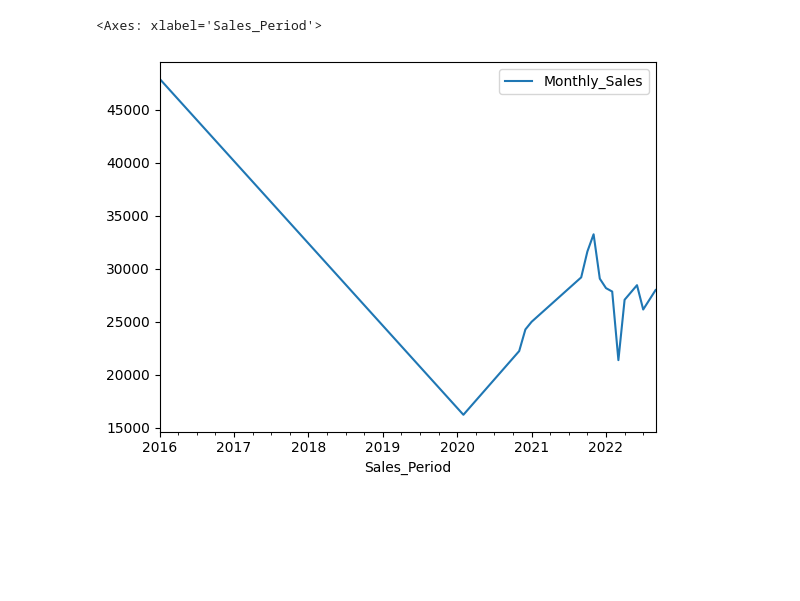
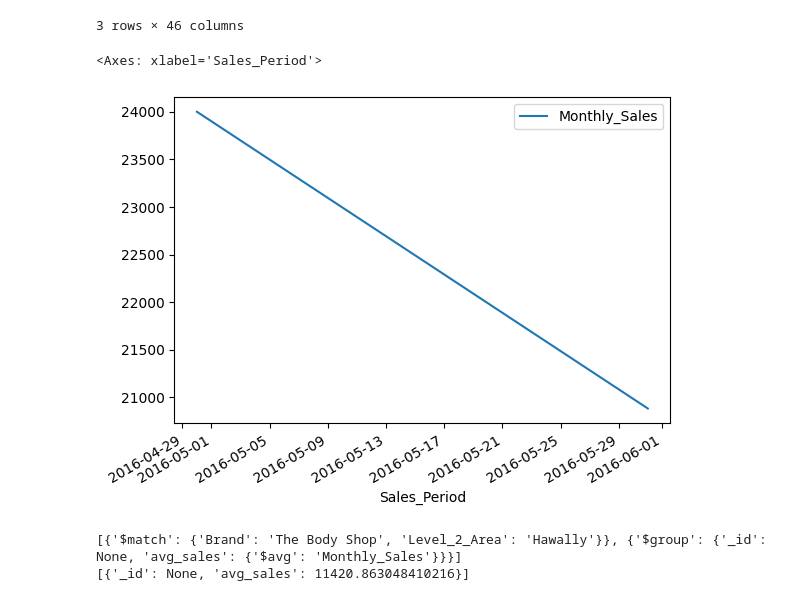
Before and after one commit to MahmoudAlawdh/newSalesGeneration, a Jupyter notebook: main.ipynb, the cells around one changed output. Cells and saved outputs as stored; diff of their text form; code cells hidden in the pictures; blank space fills up the shorter version.

```diff
--- a/main.ipynb
+++ b/main.ipynb
@@ -49,7 +51,7 @@ def find_seg(data:list[dict]):
 import numpy as np
 reference_ids = list(new_sales_refenrece_ids_with_sales_count())
 # id = random.choice(reference_ids)
-id = {'_id': 'Foodservice 2526', 'fieldN': 31}
+id = {'_id': 'Foodservice 786', 'fieldN': 31}
 
 
 print(id)
@@ -69,8 +71,8 @@ issues to look for
 
 """
 
-sales = find_seg(sales)
-display(sales)
+sales = list(find_seg(sales))[0]
+
 df = pd.DataFrame(sales)
 df.plot(x="Sales_Period", y="Monthly_Sales")
 # df = df.replace(0, np.nan)
@@ -121,4 +90,6 @@ None
 # %%
-df['Monthly_Sales'] = df['Monthly_Sales'].interpolate()
-df.plot(x='Sales_Period',y='Monthly_Sales')
+tmp_df = df.copy()
+display(tmp_df)
+tmp_df['Monthly_Sales'] = tmp_df['Monthly_Sales'].interpolate()
+tmp_df.plot(x='Sales_Period',y='Monthly_Sales')
 # %% [output]
@@ -125,2 +100,35 @@ df.plot(x='Sales_Period',y='Monthly_Sales')
-<Axes: xlabel='Sales_Period'>
+3 rows × 46 columns
+<Axes: xlabel='Sales_Period'>
-[figure, old version]
+[figure, new version]
+# %%
+for i in new_sales_collection.find({"Monthly_Sales":None,"Level_1_Area":"Kuwait"}):
+    print([{
+        "$match":{
+            "Brand":i['Brand'],
+            "Level_2_Area":i['Level_2_Area'],
+        },
+    },{
+        "$group":{
+            "_id":None,
+            "avg_sales":{"$avg":"Monthly_Sales"}
+        }
+    }])
+    data = new_sales_collection.aggregate([{
+        "$match":{
+            "Brand":i['Brand'],
+            "Level_2_Area":i['Level_2_Area'],
+            "Monthly_Sales":{"$nin":[None,0]}
+        },
+    },{
+        "$group":{
+            "_id":None,
+            "avg_sales":{"$avg":"$Monthly_Sales"}
+        }
+    }])
+    data = list(data)
+    if data[0]['avg_sales'] == None or data[0]['avg_sales'] == 0:
+        print(i)
+        break
+# %% [output]
+[{'$match': {'Brand': 'The Body Shop', 'Level_2_Area': 'Hawally'}}, {'$group': {'_id': None, 'avg_sales': {'$avg': 'Monthly_Sales'}}}]
+[{'_id': None, 'avg_sales': 11420.863048410216}]
```
Also changed, not shown: parts of 3 cells of this notebook, 9 other files.
